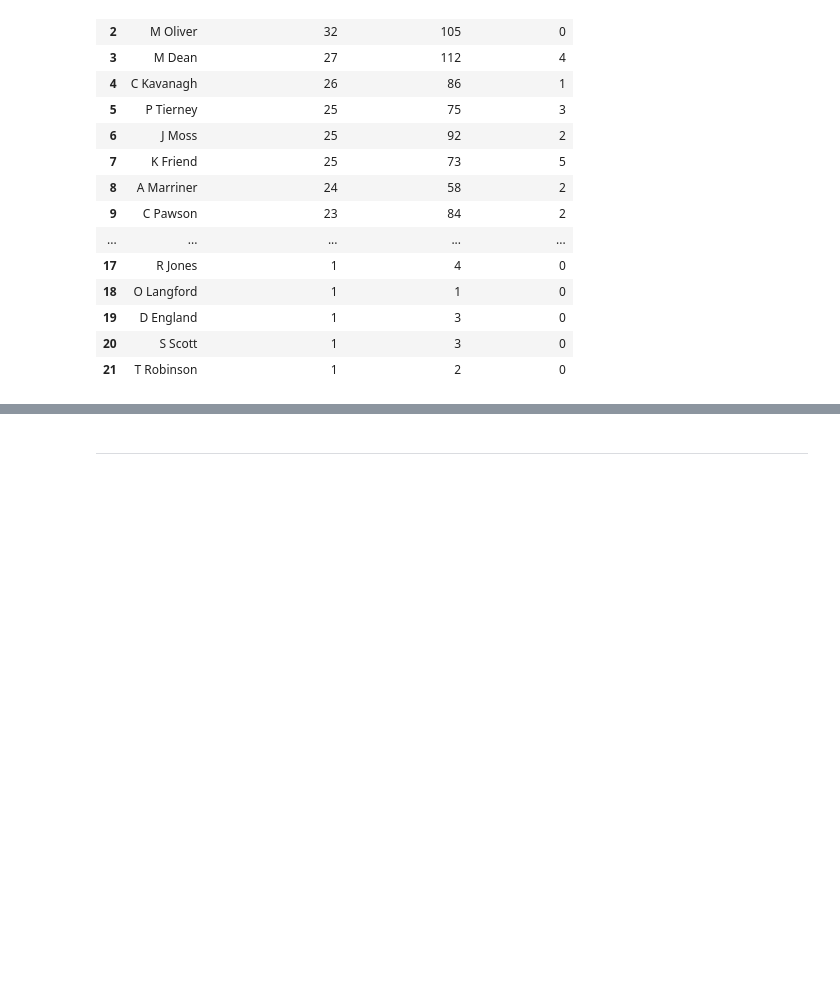
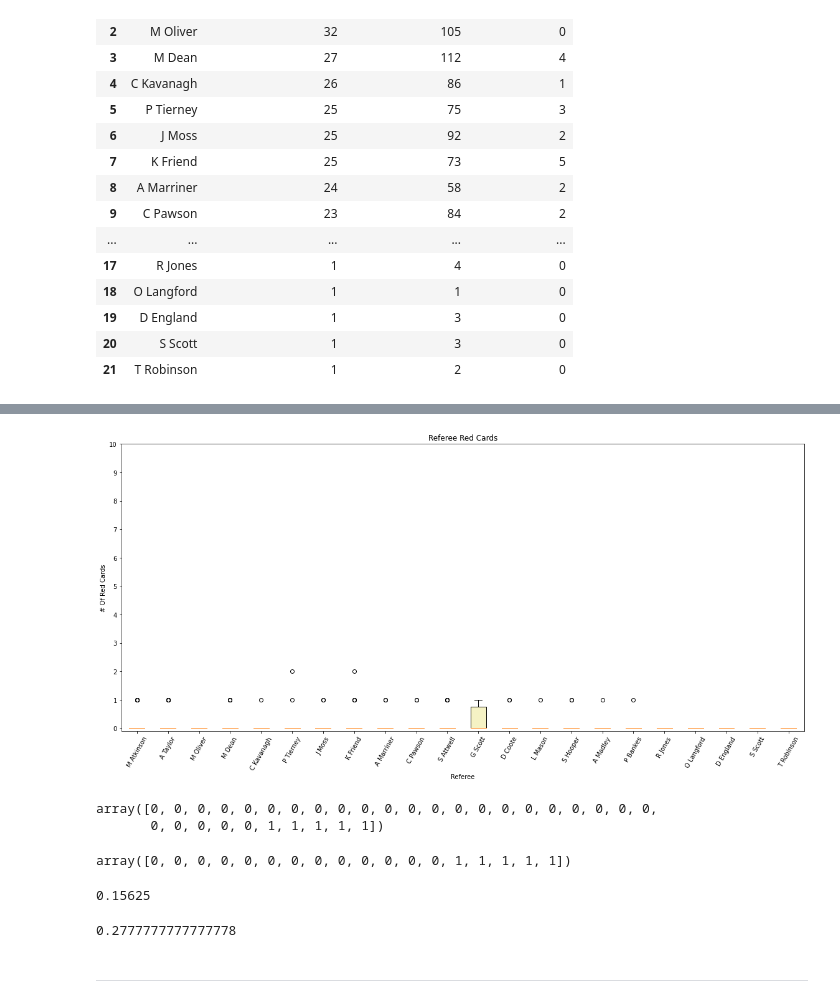
Before and after one commit to CharlesPeterMcCarthy/english-premier-league-2019-2020-statistical-analysis, a Jupyter notebook: epl-2019-2020.ipynb, the cells around one changed output, grey strips where cells are left out. Cells and saved outputs as stored; diff of their text form; code cells hidden in the pictures; blank space fills up the shorter version.

```diff
--- a/epl-2019-2020.ipynb
+++ b/epl-2019-2020.ipynb
@@ -1502,3 +1490,40 @@ matches_df.head()
+# %%
+referee_red_card_data = [(matches_df[matches_df.referee == ref].home_red_cards + matches_df[matches_df.referee == ref].away_red_cards) for ref in referee_matches.referee]
+
+fig = plt.figure(figsize =(16, 8))
+bxplot = plt.boxplot(referee_red_card_data, patch_artist=True)
+plt.xticks(np.arange(1, 23), referee_matches.referee, rotation=60)
+plt.yticks(np.arange(0, 11))
+plt.xlabel('Referee')
+plt.ylabel('# Of Red Cards')
+plt.title('Referee Red Cards')
+
+for patch in bxplot['boxes']:
+    patch.set(facecolor='#f5f2c4')
+
+plt.tight_layout()
+
+plt.savefig('referee-red-cards.png')
+plt.show()
+# %% [output]
+[figure, added]
+# %%
+np.sort(referee_red_card_data[0])
+# %% [output]
+array([0, 0, 0, 0, 0, 0, 0, 0, 0, 0, 0, 0, 0, 0, 0, 0, 0, 0, 0, 0, 0, 0,
+       0, 0, 0, 0, 0, 1, 1, 1, 1, 1])
+# %%
+np.sort(referee_red_card_data[11]) # Checking G Scott's values
+# %% [output]
+array([0, 0, 0, 0, 0, 0, 0, 0, 0, 0, 0, 0, 0, 1, 1, 1, 1, 1])
+# %%
+referee_red_card_data[0].sum() / referee_matches.iloc[0].referee_match_count
+# %% [output]
+0.15625
+# %%
+referee_red_card_data[11].sum() / referee_matches.iloc[11].referee_match_count # Comparing G Scott's average amount of red cards per game with M Atkinson
+# %% [output]
+0.2777777777777778
 # %% [markdown]
 ---
 # %% [markdown]
```
Also changed, not shown: parts of 11 cells of this notebook.
